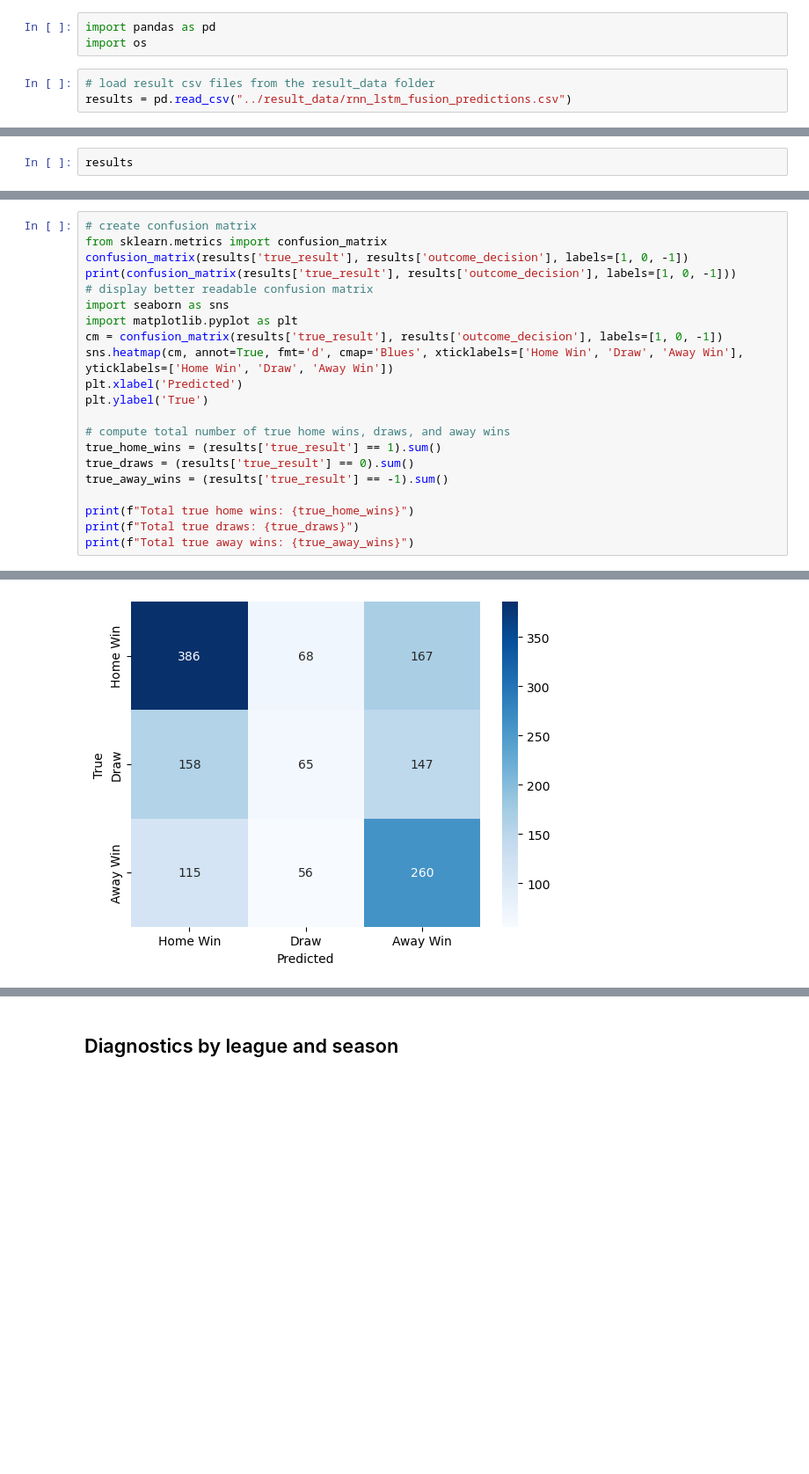
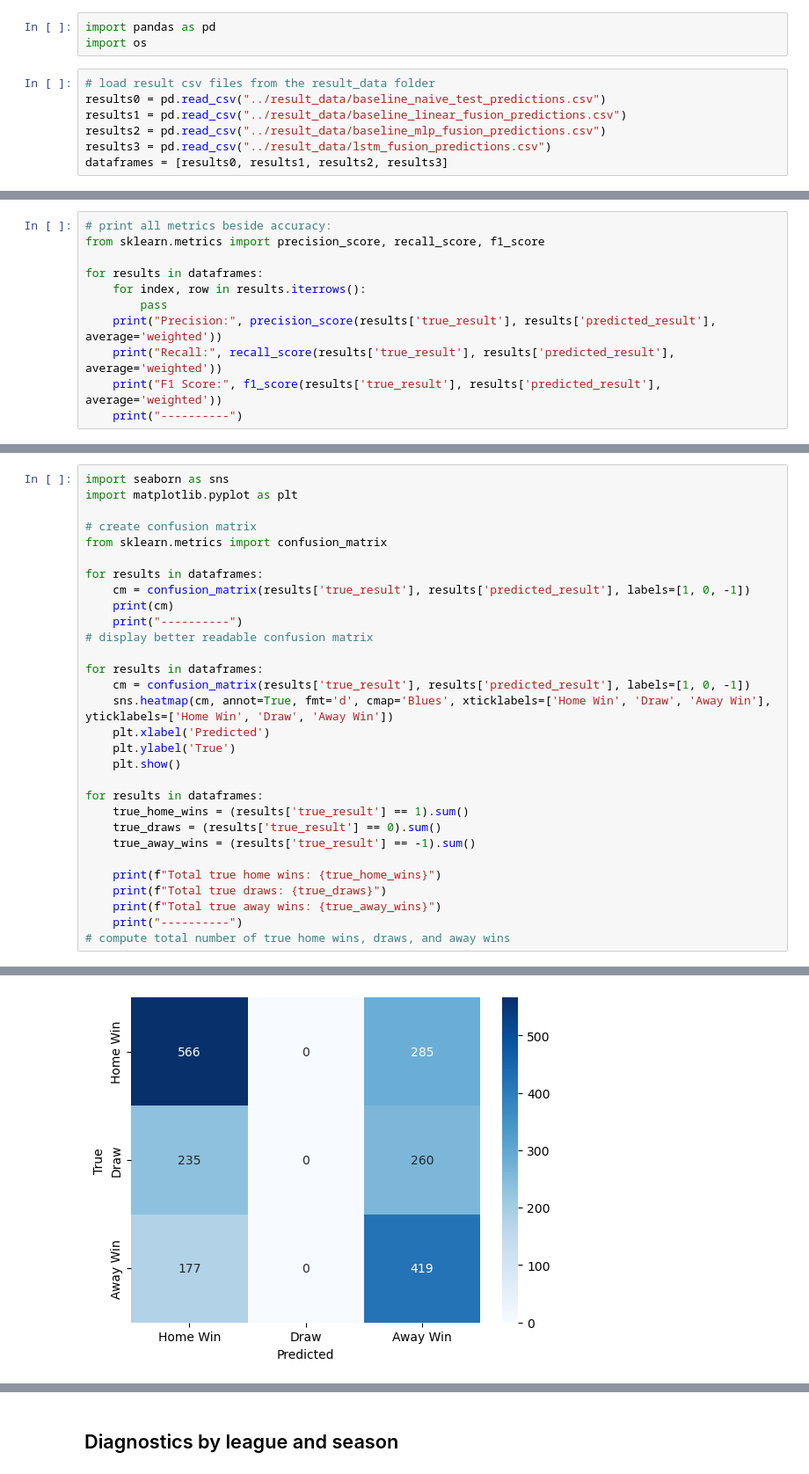
Before and after one commit to yjaam/soccer-match-prediction, a Jupyter notebook: notebooks/evaluate_NN.ipynb, the cells around one changed output, grey strips where cells are left out. Shown at 88% size. Saved outputs shown, nothing was run; the diff lists cells and outputs as text; blank space fills up the shorter version.

```diff
--- a/notebooks/evaluate_NN.ipynb
+++ b/notebooks/evaluate_NN.ipynb
@@ -3,4 +3,8 @@ import pandas as pd
 import os
 # %%
 # load result csv files from the result_data folder
-results = pd.read_csv("../result_data/rnn_lstm_fusion_predictions.csv")
+results0 = pd.read_csv("../result_data/baseline_naive_test_predictions.csv")
+results1 = pd.read_csv("../result_data/baseline_linear_fusion_predictions.csv")
+results2 = pd.read_csv("../result_data/baseline_mlp_fusion_predictions.csv")
+results3 = pd.read_csv("../result_data/lstm_fusion_predictions.csv")
+dataframes = [results0, results1, results2, results3]
@@ -43,3 +108,12 @@ print(conf_matrix)
 # %%
-results
+# print all metrics beside accuracy:
+from sklearn.metrics import precision_score, recall_score, f1_score
+
+for results in dataframes:
+    for index, row in results.iterrows():
+        pass
+    print("Precision:", precision_score(results['true_result'], results['predicted_result'], average='weighted'))
+    print("Recall:", recall_score(results['true_result'], results['predicted_result'], average='weighted'))
+    print("F1 Score:", f1_score(results['true_result'], results['predicted_result'], average='weighted'))
+    print("----------")
 # %% [output]
@@ -59,22 +136,31 @@ results
 # %%
+import seaborn as sns
+import matplotlib.pyplot as plt
+
 # create confusion matrix
 from sklearn.metrics import confusion_matrix
-confusion_matrix(results['true_result'], results['outcome_decision'], labels=[1, 0, -1])
-print(confusion_matrix(results['true_result'], results['outcome_decision'], labels=[1, 0, -1]))
+
+for results in dataframes:
+    cm = confusion_matrix(results['true_result'], results['predicted_result'], labels=[1, 0, -1])
+    print(cm)
+    print("----------")
 # display better readable confusion matrix
-import seaborn as sns
-import matplotlib.pyplot as plt
-cm = confusion_matrix(results['true_result'], results['outcome_decision'], labels=[1, 0, -1])
-sns.heatmap(cm, annot=True, fmt='d', cmap='Blues', xticklabels=['Home Win', 'Draw', 'Away Win'], yticklabels=['Home Win', 'Draw', 'Away Win'])
-plt.xlabel('Predicted')
-plt.ylabel('True')
 
+for results in dataframes:
+    cm = confusion_matrix(results['true_result'], results['predicted_result'], labels=[1, 0, -1])
+    sns.heatmap(cm, annot=True, fmt='d', cmap='Blues', xticklabels=['Home Win', 'Draw', 'Away Win'], yticklabels=['Home Win', 'Draw', 'Away Win'])
+    plt.xlabel('Predicted')
+    plt.ylabel('True')
+    plt.show()
+
+for results in dataframes:
+    true_home_wins = (results['true_result'] == 1).sum()
+    true_draws = (results['true_result'] == 0).sum()
+    true_away_wins = (results['true_result'] == -1).sum()
+
+    print(f"Total true home wins: {true_home_wins}")
+    print(f"Total true draws: {true_draws}")
+    print(f"Total true away wins: {true_away_wins}")
+    print("----------")
 # compute total number of true home wins, draws, and away wins
-true_home_wins = (results['true_result'] == 1).sum()
-true_draws = (results['true_result'] == 0).sum()
-true_away_wins = (results['true_result'] == -1).sum()
-
-print(f"Total true home wins: {true_home_wins}")
-print(f"Total true draws: {true_draws}")
-print(f"Total true away wins: {true_away_wins}")
 # %% [output]
@@ -87 +183 @@ Total true away wins: 431
-[figure, old version]
+[figure, new version]
```
Also changed, not shown: parts of 12 cells of this notebook, 43 other files.
